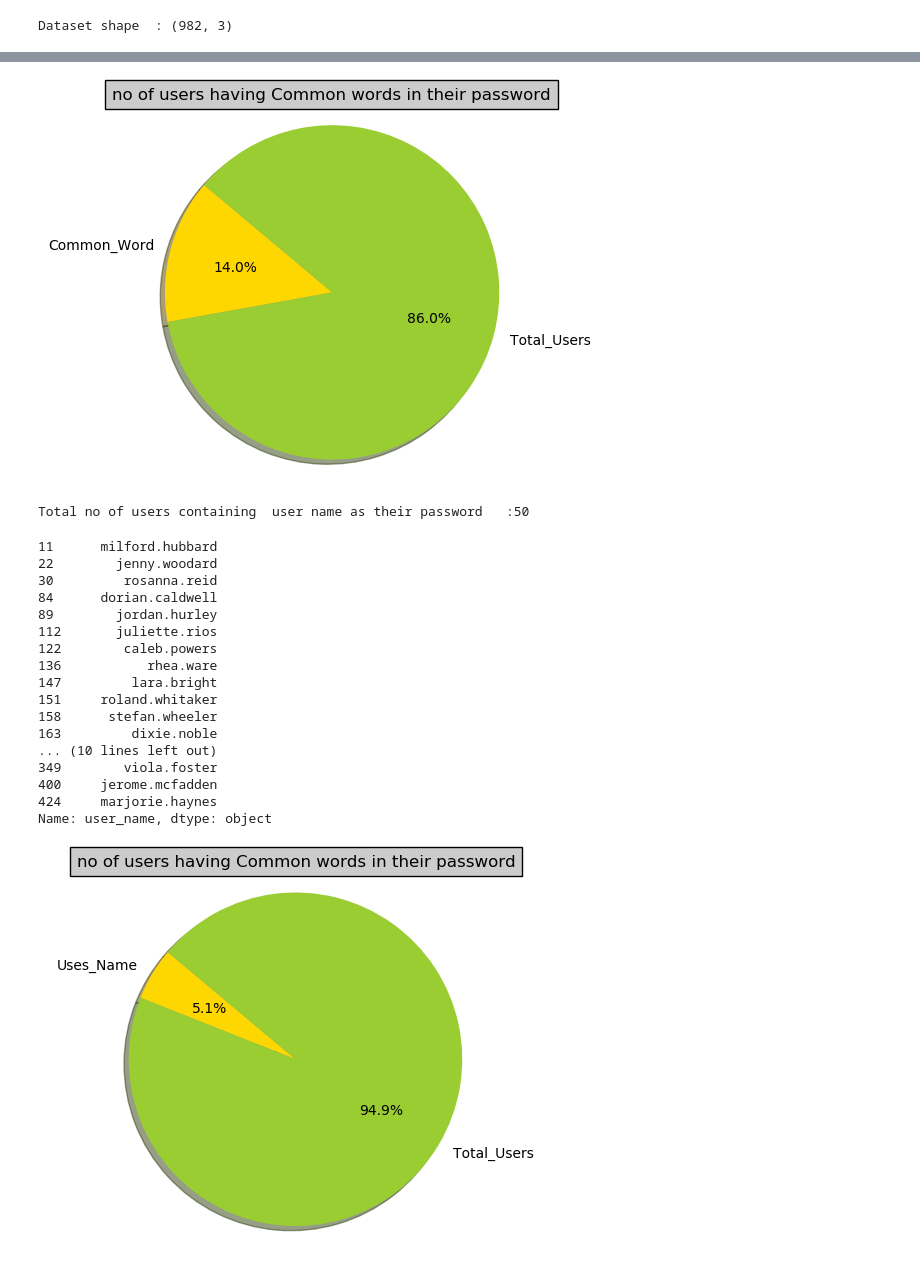
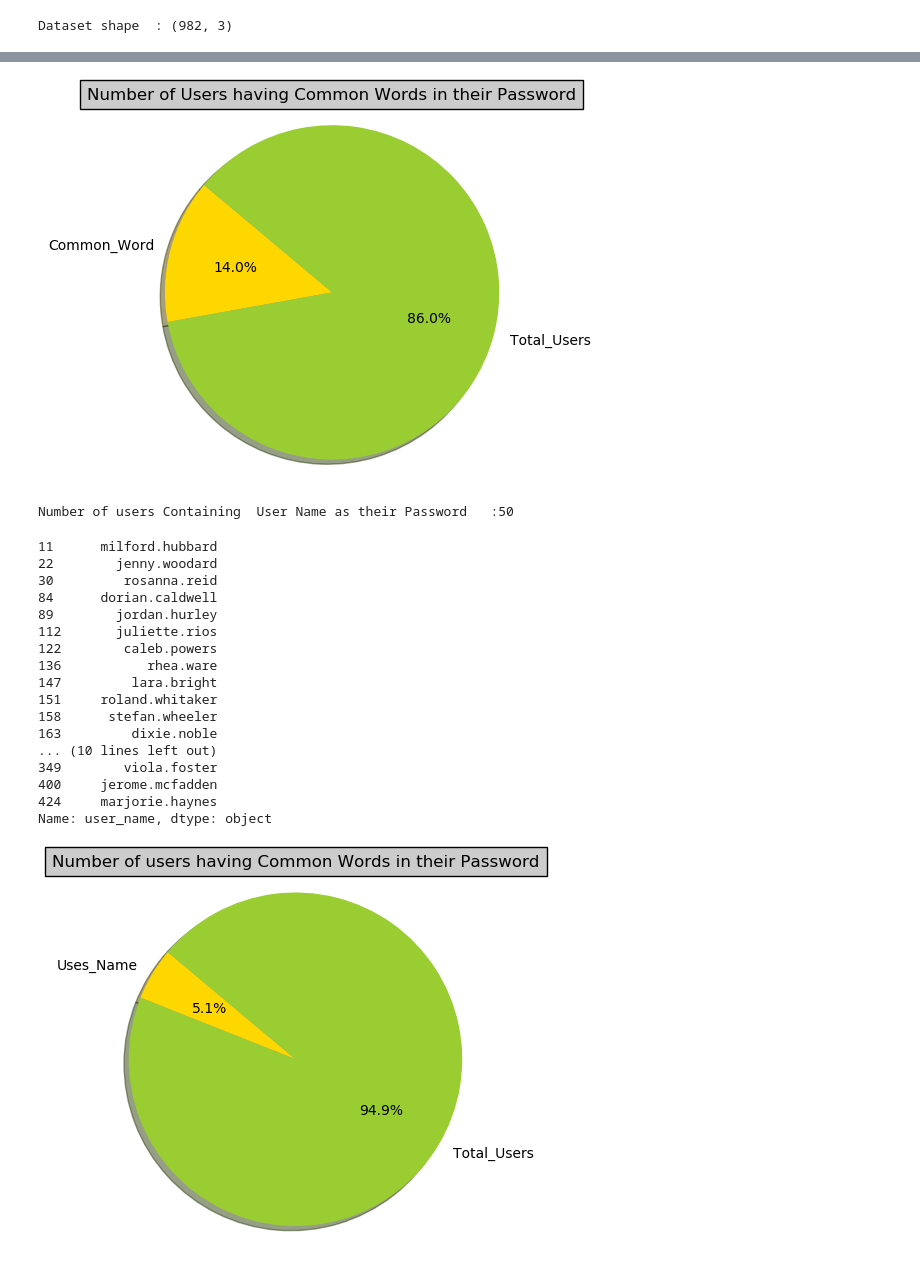
Before and after one commit to chidambarjoshi/Analysis-of-Bad-Passwords-and-the-NIST-Guidelines, a Jupyter notebook: Bad password analysis on nist guidelines/Project.ipynb, the cells around one changed output, grey strips where cells are left out. Cells and saved outputs as stored; diff of their text form; code cells hidden in the pictures.

```diff
--- a/Bad password analysis on nist guidelines/Project.ipynb
+++ b/Bad password analysis on nist guidelines/Project.ipynb
@@ -116,19 +118,19 @@ colors = ['gold', 'yellowgreen']
 
 plt.pie(sizes,  labels=labels, colors=colors,autopct='%1.1f%%', shadow=True, startangle=140)
 plt.axis('equal')
-plt.title("no of users having Common words in their password", bbox={'facecolor':'0.8', 'pad':5})
+plt.title("Number of Users having Common Words in their Password", bbox={'facecolor':'0.8', 'pad':5})
 plt.show()
 # %% [output]
-[figure, old version]
+[figure, new version]
 # %%
 users['first_name'] = users['user_name'].str.extract(r'(^\w+)', expand=False)
 users['last_name'] = users['user_name'].str.extract(r'(\w+$)', expand=False)
 users['uses_name'] = (users['first_name'].str.lower() == users['password']) | ((users['last_name']).str.lower()== users['password'])
-print("Total no of users containing  user name as their password   :"+str(sum(users['uses_name'])))
+print("Number of users Containing  User Name as their Password   :"+str(sum(users['uses_name'])))
 uses_name=sum(users['uses_name'])
 users[users['uses_name']==True]['user_name'].head(25)
 # %% [output]
-Total no of users containing  user name as their password   :50
+Number of users Containing  User Name as their Password   :50
 11      milford.hubbard
 22        jenny.woodard
 30         rosanna.reid
@@ -149,15 +151,15 @@ Name: user_name, dtype: object
 # %%
 labels = 'Uses_Name', 'Total_Users'
 total=total_data-uses_name
 sizes = [uses_name, total ]
 colors = ['gold', 'yellowgreen']
 
 plt.pie(sizes,  labels=labels, colors=colors,autopct='%1.1f%%', shadow=True, startangle=140)
 plt.axis('equal')
-plt.title("no of users having Common words in their password", bbox={'facecolor':'0.8', 'pad':5})
+plt.title("Number of users having Common Words in their Password", bbox={'facecolor':'0.8', 'pad':5})
 plt.show()
 # %% [output]
-[figure, old version]
+[figure, new version]
 # %%
 users['too_many_repeats'] = users['password'].str.contains(r'(.)\1\1\1')
 #print(users[users['too_many_repeats']==True])
```
Also changed, not shown: parts of 11 cells of this notebook.
